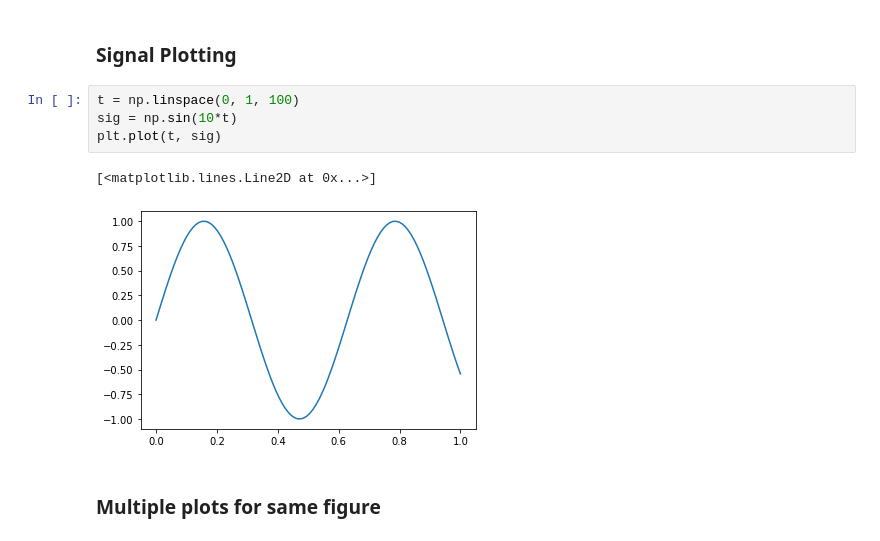
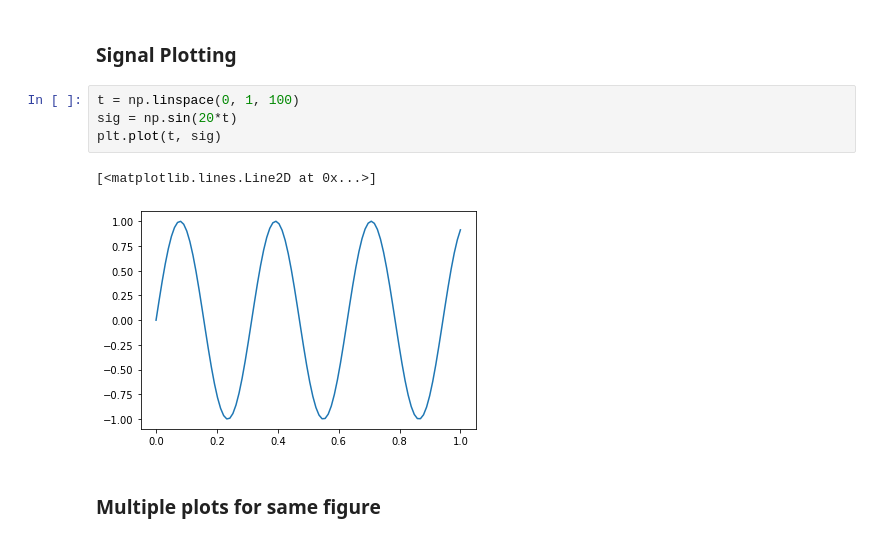
Before and after one commit to sbme-tutorials/Biostatistics-Tutorials, a Jupyter notebook: Section_02.ipynb, the cells around one changed output. Saved outputs shown, nothing was run; the diff lists cells and outputs as text.

```diff
--- a/Section_02.ipynb
+++ b/Section_02.ipynb
@@ -110,11 +110,11 @@ plt.plot(x, y)  # Plot some data on the axes.
 ### Signal Plotting
 # %%
 t = np.linspace(0, 1, 100)
-sig = np.sin(10*t)
+sig = np.sin(20*t)
 plt.plot(t, sig)
 # %% [output]
 [<matplotlib.lines.Line2D at 0x...>]
-[figure, old version]
+[figure, new version]
 # %% [markdown]
 ### Multiple plots for same figure
 # %%
```
Also changed, not shown: parts of 2 cells of this notebook.
